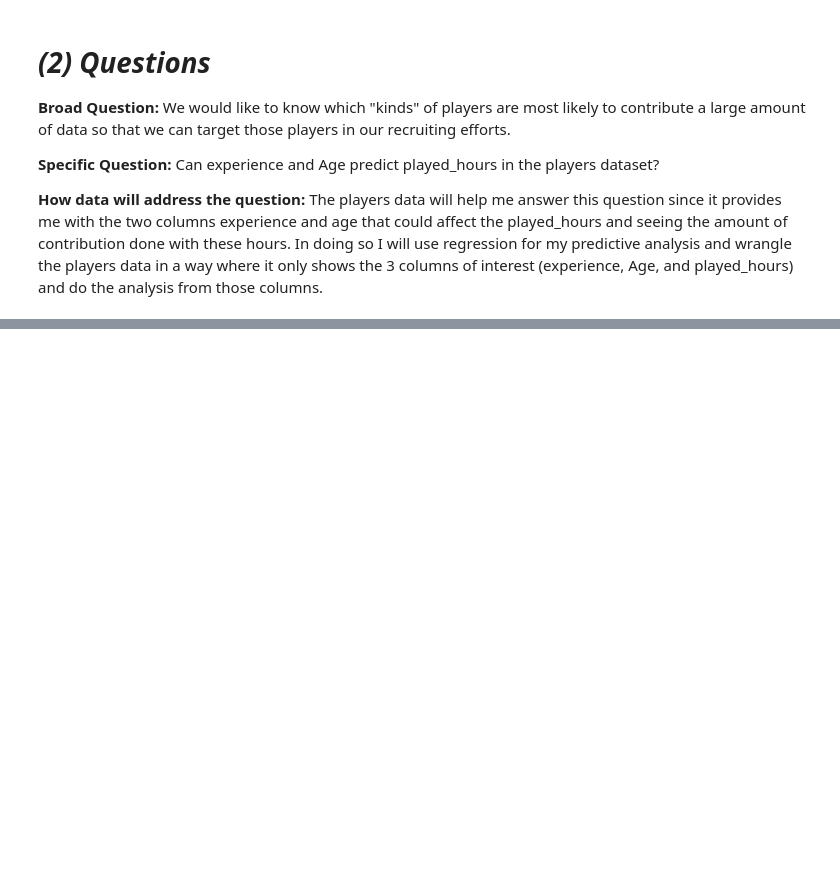
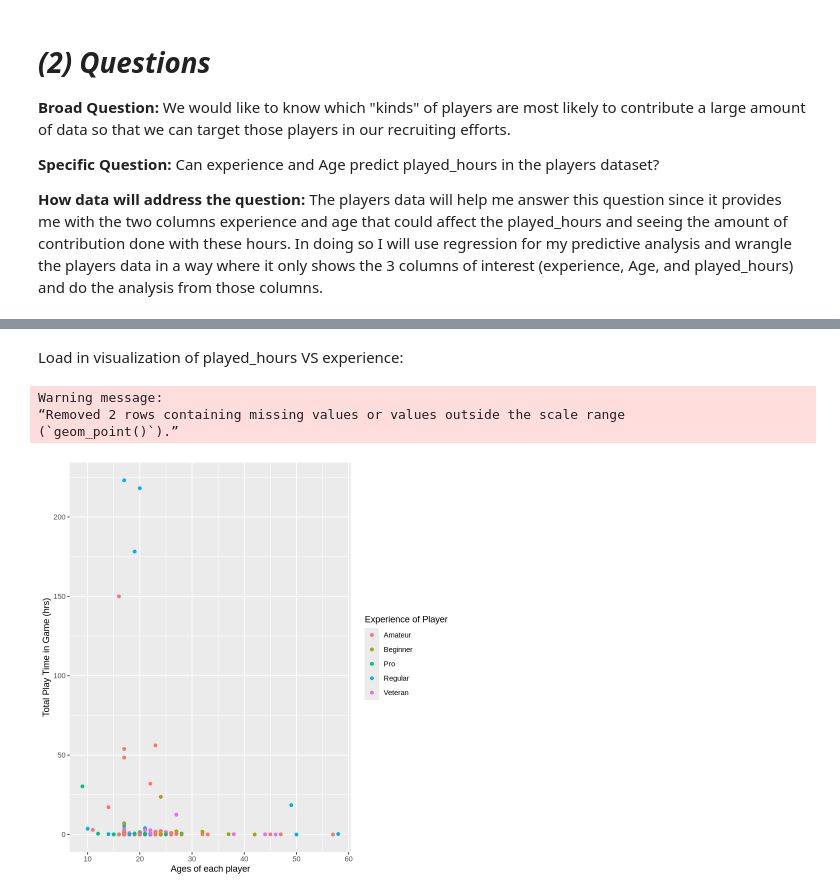
Before and after one commit to iSqlqmi/dsci-project, a Jupyter notebook: individual_planning.ipynb, the cells around one changed output, grey strips where cells are left out. Cells and saved outputs as stored; diff of their text form; code cells hidden in the pictures; blank space fills up the shorter version.

```diff
--- a/individual_planning.ipynb
+++ b/individual_planning.ipynb
@@ -129,0 +154,4 @@ dbl (2): original_start_time, original_end_time
+# %%
+players <- as_tibble(players) |>
+    head(10)
+players
@@ -129,0 +183,16 @@ dbl (2): original_start_time, original_end_time
+# %% [markdown]
+Load in visualization of played_hours VS experience:
+# %%
+hours_experience_plot <- players |>
+    ggplot(aes(x = Age, y = played_hours, color = experience)) +
+    geom_point() +
+    labs(
+        x = "Ages of each player",
+        y = "Total Play Time in Game (hrs)",
+        color = "Experience of Player")
+hours_experience_plot
+# %% [output]
+Warning message:
+“Removed 2 rows containing missing values or values outside the scale range
+(`geom_point()`).”
+[figure, added]
```
Also changed, not shown: parts of 13 cells of this notebook.
